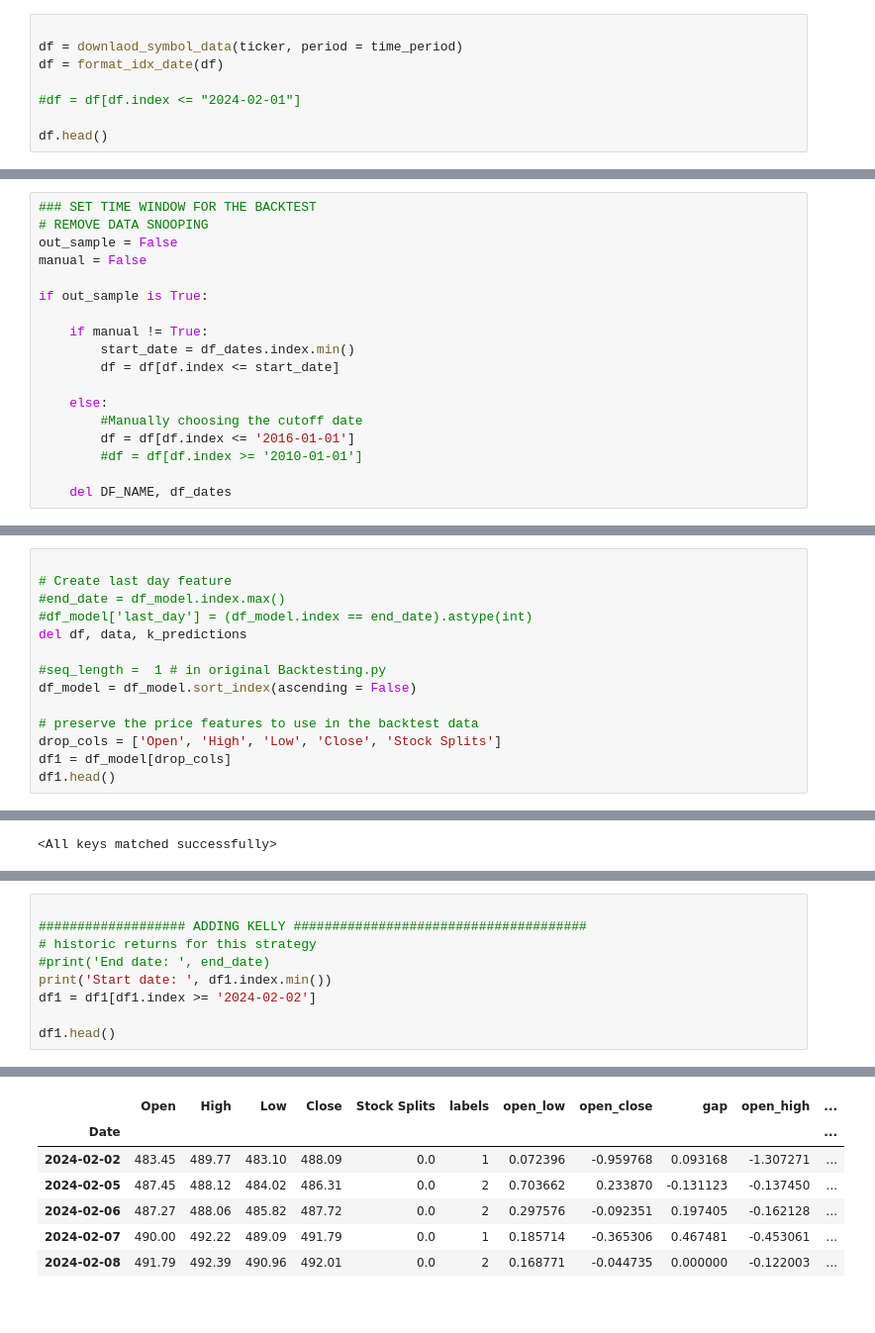
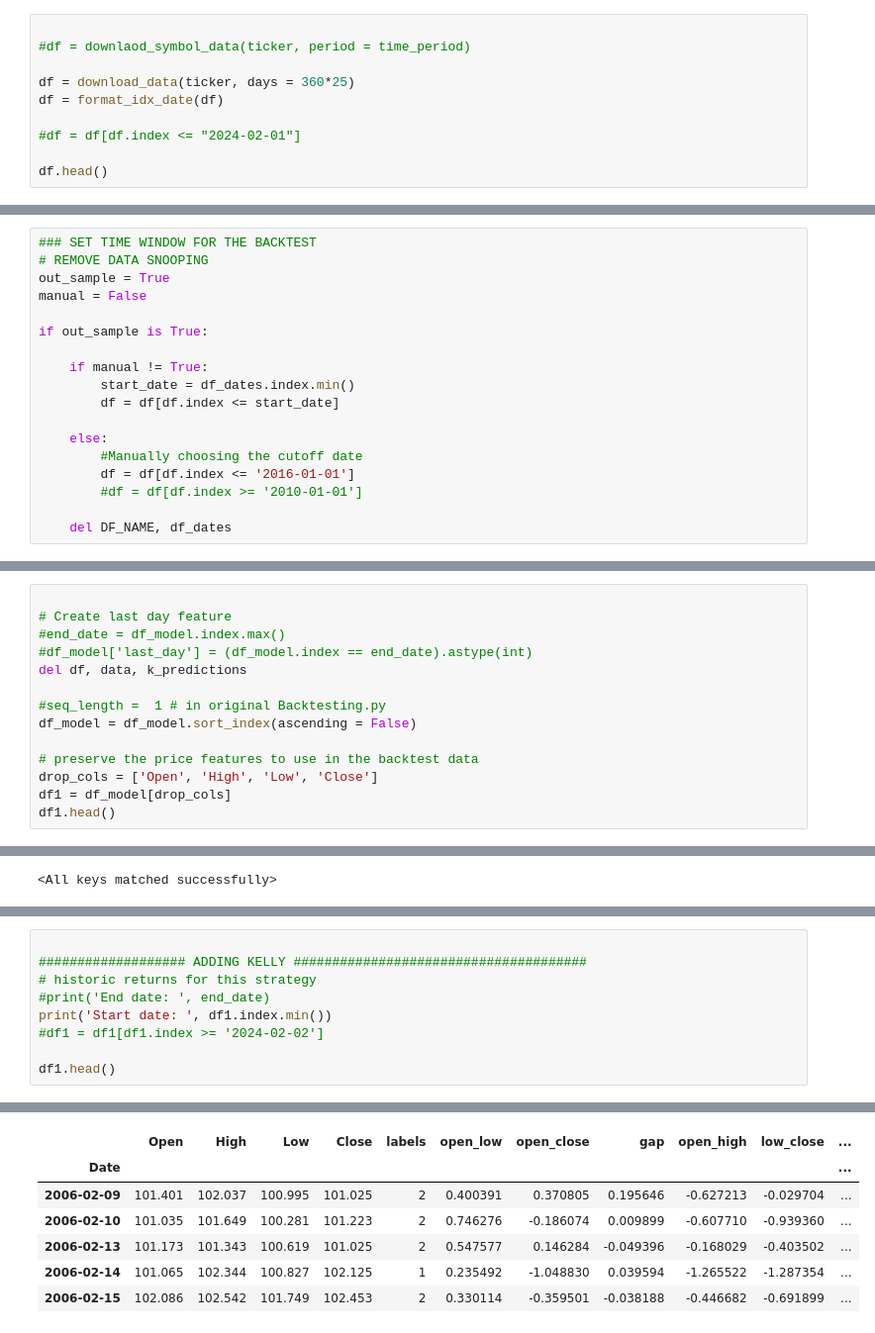
Before and after one commit to jessie-blue/ATS_Development, a Jupyter notebook: Strat_1/New_Backtest.ipynb, the cells around one changed output, grey strips where cells are left out. Shown at 99% size. Saved outputs shown, nothing was run; the diff lists cells and outputs as text.

```diff
--- a/Strat_1/New_Backtest.ipynb
+++ b/Strat_1/New_Backtest.ipynb
@@ -163,7 +163,9 @@ https://scikit-learn.org/stable/model_persistence.html#security-maintainability-
   warnings.warn(
 # %%
 
-df = downlaod_symbol_data(ticker, period = time_period)
+#df = downlaod_symbol_data(ticker, period = time_period)
+
+df = download_data(ticker, days = 360*25)
 df = format_idx_date(df)
 
 #df = df[df.index <= "2024-02-01"]
@@ -180,7 +182,7 @@ df.head()
 # %%
 ### SET TIME WINDOW FOR THE BACKTEST
 # REMOVE DATA SNOOPING
-out_sample = False
+out_sample = True
 manual = False
 
 if out_sample is True:
@@ -246,7 +248,7 @@ del df, data, k_predictions
 df_model = df_model.sort_index(ascending = False)
 
 # preserve the price features to use in the backtest data
-drop_cols = ['Open', 'High', 'Low', 'Close', 'Stock Splits']
+drop_cols = ['Open', 'High', 'Low', 'Close']
 df1 = df_model[drop_cols]
 df1.head()
 # %% [output]
@@ -409,7 +411,7 @@ for n in range(0,3):
 # historic returns for this strategy
 #print('End date: ', end_date)
 print('Start date: ', df1.index.min())
-df1 = df1[df1.index >= '2024-02-02']
+#df1 = df1[df1.index >= '2024-02-02']
 
 df1.head()
 # %% [output]
@@ -417,7 +419,7 @@ Start date:  1996-01-19 00:00:00
-|  | Open | High | Low | Close | Stock Splits | labels | open_low | open_close | gap | open_high | ... |
+|  | Open | High | Low | Close | labels | open_low | open_close | gap | open_high | low_close | ... |
 | Date |  |  |  |  |  |  |  |  |  |  | ... |
-| 2024-02-02 | 483.45 | 489.77 | 483.10 | 488.09 | 0.0 | 1 | 0.072396 | -0.959768 | 0.093168 | -1.307271 | ... |
-| 2024-02-05 | 487.45 | 488.12 | 484.02 | 486.31 | 0.0 | 2 | 0.703662 | 0.233870 | -0.131123 | -0.137450 | ... |
-| 2024-02-06 | 487.27 | 488.06 | 485.82 | 487.72 | 0.0 | 2 | 0.297576 | -0.092351 | 0.197405 | -0.162128 | ... |
-| 2024-02-07 | 490.00 | 492.22 | 489.09 | 491.79 | 0.0 | 1 | 0.185714 | -0.365306 | 0.467481 | -0.453061 | ... |
-| 2024-02-08 | 491.79 | 492.39 | 490.96 | 492.01 | 0.0 | 2 | 0.168771 | -0.044735 | 0.000000 | -0.122003 | ... |
+| 2006-02-09 | 101.401 | 102.037 | 100.995 | 101.025 | 2 | 0.400391 | 0.370805 | 0.195646 | -0.627213 | -0.029704 | ... |
+| 2006-02-10 | 101.035 | 101.649 | 100.281 | 101.223 | 2 | 0.746276 | -0.186074 | 0.009899 | -0.607710 | -0.939360 | ... |
+| 2006-02-13 | 101.173 | 101.343 | 100.619 | 101.025 | 2 | 0.547577 | 0.146284 | -0.049396 | -0.168029 | -0.403502 | ... |
+| 2006-02-14 | 101.065 | 102.344 | 100.827 | 102.125 | 1 | 0.235492 | -1.048830 | 0.039594 | -1.265522 | -1.287354 | ... |
+| 2006-02-15 | 102.086 | 102.542 | 101.749 | 102.453 | 2 | 0.330114 | -0.359501 | -0.038188 | -0.446682 | -0.691899 | ... |
```
Also changed, not shown: parts of 20 cells of this notebook, 36 other files.
